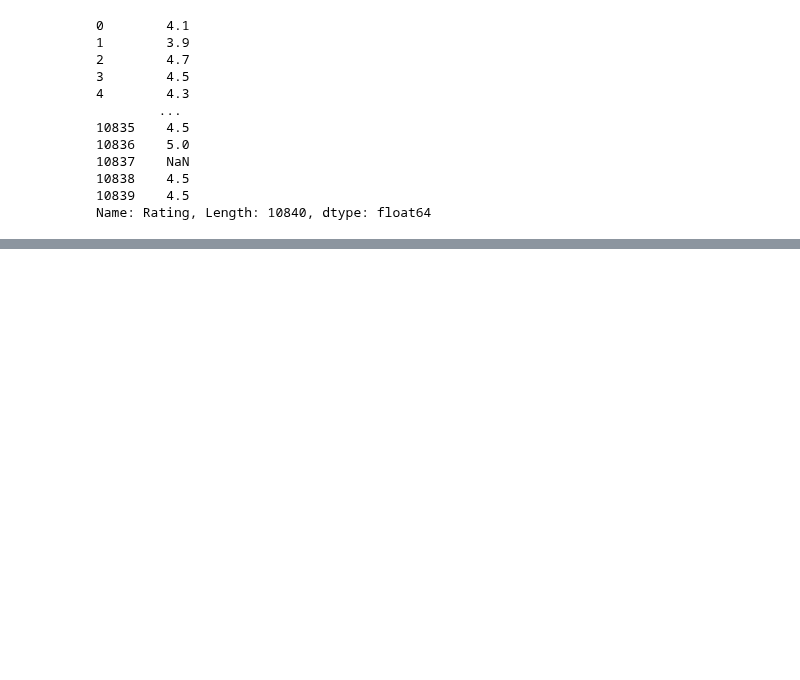
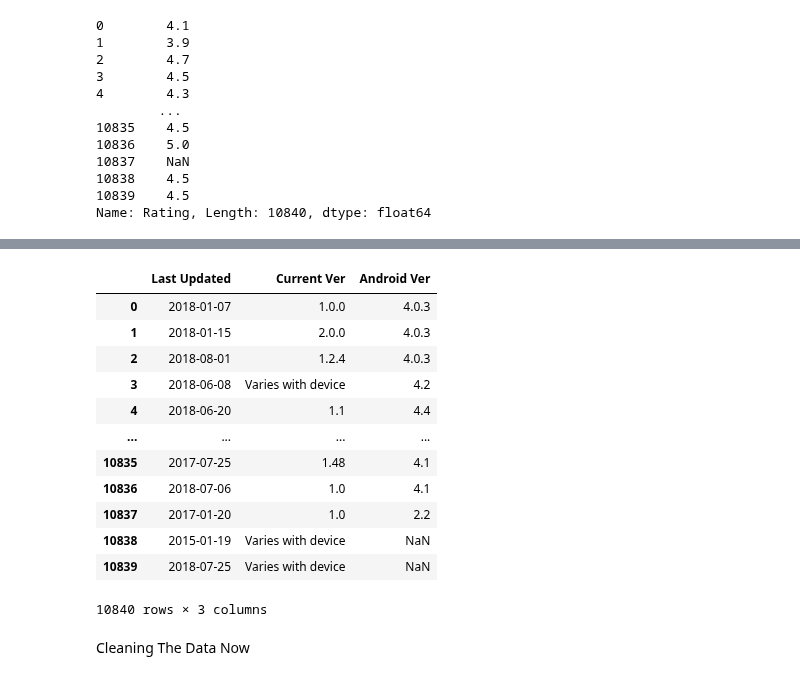
Before and after one commit to FairozAhmadSheikh/ML_bootcamp, a Jupyter notebook: Exploratory_DataAnalysis/eda.ipynb, the cells around one changed output, grey strips where cells are left out. Drawn from its saved outputs; the diff is of its cells as text; code cells hidden in the pictures; blank space fills up the shorter version.

```diff
--- a/Exploratory_DataAnalysis/eda.ipynb
+++ b/Exploratory_DataAnalysis/eda.ipynb
@@ -168,0 +221,18 @@ Name: Rating, Length: 10840, dtype: float64
+# %%
+data[['Last Updated','Current Ver','Android Ver']]
+# %% [output]
+|  | Last Updated | Current Ver | Android Ver |
+| 0 | 2018-01-07 | 1.0.0 | 4.0.3 |
+| 1 | 2018-01-15 | 2.0.0 | 4.0.3 |
+| 2 | 2018-08-01 | 1.2.4 | 4.0.3 |
+| 3 | 2018-06-08 | Varies with device | 4.2 |
+| 4 | 2018-06-20 | 1.1 | 4.4 |
+| ... | ... | ... | ... |
+| 10835 | 2017-07-25 | 1.48 | 4.1 |
+| 10836 | 2018-07-06 | 1.0 | 4.1 |
+| 10837 | 2017-01-20 | 1.0 | 2.2 |
+| 10838 | 2015-01-19 | Varies with device | NaN |
+| 10839 | 2018-07-25 | Varies with device | NaN |
+10840 rows × 3 columns
+# %% [markdown]
+Cleaning The Data Now
```
Also changed, not shown: parts of 4 cells of this notebook.
